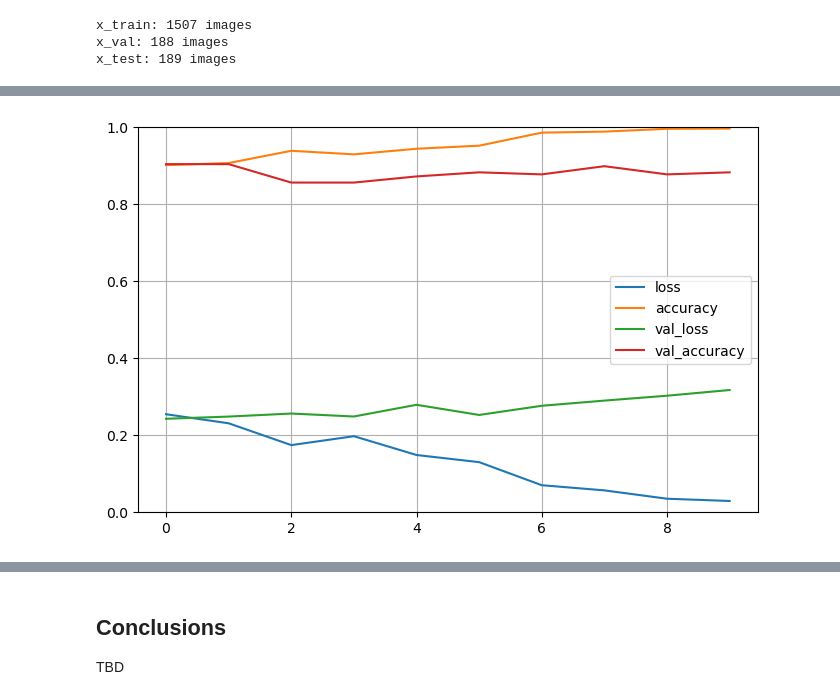
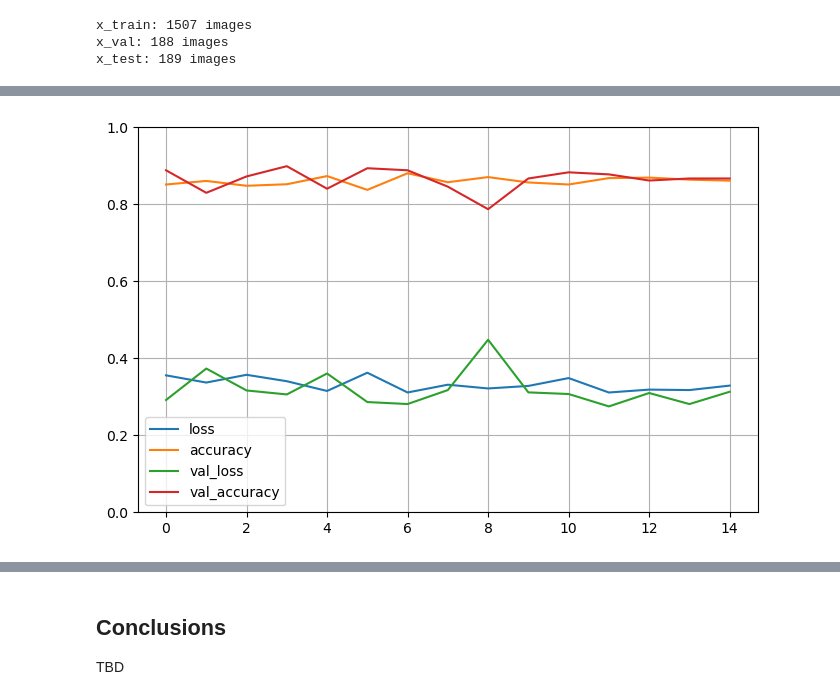
Before and after one commit to pavalos6401/ml-term-project, a Jupyter notebook: cnn.ipynb, the cells around one changed output, grey strips where cells are left out. Saved outputs shown, nothing was run; the diff lists cells and outputs as text; code cells hidden in the pictures.

```diff
--- a/cnn.ipynb
+++ b/cnn.ipynb
@@ -77,10 +81,8 @@ Much like an onion or an ogre, a CNN model consists of layers.
 # %%
 model = models.Sequential()
-model.add(
-    layers.Conv2D(filters=32, kernel_size=3, activation="relu", input_shape=(64, 64, 1))
-)
-model.add(layers.MaxPool2D(pool_size=2))
-model.add(layers.Conv2D(filters=64, kernel_size=3, activation="relu"))
-model.add(layers.MaxPool2D(pool_size=2))
-model.add(layers.Conv2D(filters=64, kernel_size=3, activation="relu"))
+model.add(layers.Input(shape=(64, 64, 1)))  # 64x64 grayscale images
+model.add(layers.Rescaling(scale=(1.0 / 255)))  # Rescale values to [0, 1]
+model.add(layers.RandomFlip())
+model.add(layers.RandomRotation(factor=0.2))
+model.summary()
 # %% [output]
@@ -107,0 +108,14 @@ _________________________________________________________________
+# %%
+# First convolution
+model.add(layers.Conv2D(filters=32, kernel_size=3, activation="relu"))
+model.add(layers.MaxPool2D(pool_size=2))
+
+# Second convolution
+model.add(layers.Conv2D(filters=64, kernel_size=3, activation="relu"))
+model.add(layers.MaxPool2D(pool_size=2))
+
+# Third convolution
+model.add(layers.Conv2D(filters=64, kernel_size=3, activation="relu"))
+model.add(layers.MaxPool2D(pool_size=2))
+
+model.summary()
@@ -141,7 +174,7 @@ model.compile(
 history = model.fit(
     x_train,
     y_train,
-    epochs=10,
+    epochs=15,
     validation_data=(x_val, y_val),
 )
 # %% [output]
@@ -255,10 +285,10 @@ x_train: 1507 images
 x_val: 188 images
 x_test: 189 images
 # %%
-history = model.fit(
+history_even = model.fit(
     x_train,
     y_train,
-    epochs=10,
+    epochs=15,
     validation_data=(x_val, y_val),
 )
 # %% [output]
@@ -293,10 +320,10 @@ test_loss, test_acc = model.evaluate(x_test, y_test, verbose=2)
 # %%
-pd.DataFrame(history.history).plot(figsize=(8, 5))
+pd.DataFrame(history_even.history).plot(figsize=(8, 5))
 plt.grid(True)
 plt.gca().set_ylim(0, 1)
 plt.show()
 # %% [output]
-[figure, old version]
+[figure, new version]
 # %%
 for _x, _y, _name in zip(
     [dataset.image, dataset_even.image, x_train, x_val, x_test],
```
Also changed, not shown: parts of 22 cells of this notebook, 1 other file.
